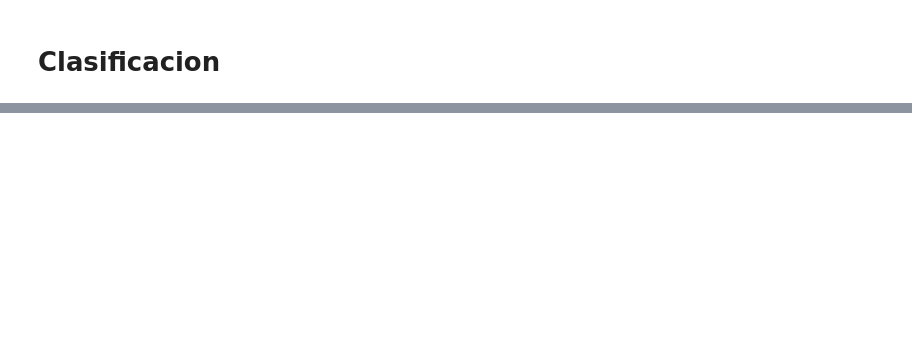
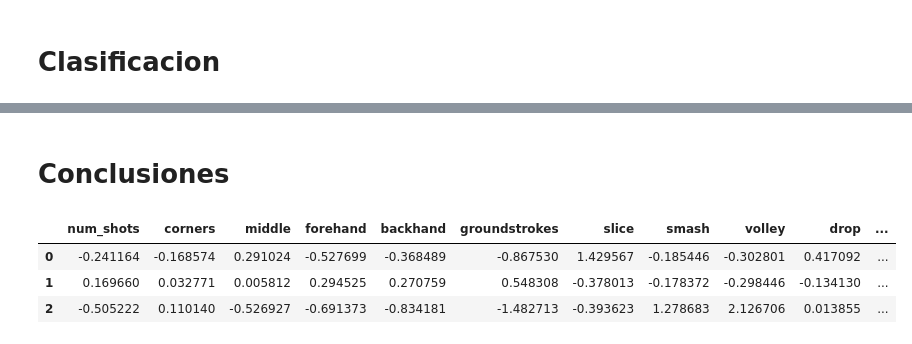
Before and after one commit to adelgado24/TP_final, a Jupyter notebook: tenis/modelo_clasificacion_de_punto.ipynb, the cells around one changed output, grey strips where cells are left out. Cells and saved outputs as stored; diff of their text form; code cells hidden in the pictures; blank space fills up the shorter version.

Commit message:
notas, demo, clasificacion terminada, inusual shots

```diff
--- a/tenis/modelo_clasificacion_de_punto.ipynb
+++ b/tenis/modelo_clasificacion_de_punto.ipynb
@@ -163,3 +222,14 @@ df_exploded['cluster'].value_counts(normalize=True)
 Name: cluster, dtype: float64
 # %%
 df_exploded.to_csv('data_output/df_exploded_clustered.csv', index=False)
+# %% [markdown]
+# Conclusiones
+# %%
+cluster_centers = kmeans.cluster_centers_
+centroid_df = pd.DataFrame(cluster_centers, columns=features_df.columns[:-1])
+centroid_df
+# %% [output]
+|  | num_shots | corners | middle | forehand | backhand | groundstrokes | slice | smash | volley | drop | ... |
+| 0 | -0.241164 | -0.168574 | 0.291024 | -0.527699 | -0.368489 | -0.867530 | 1.429567 | -0.185446 | -0.302801 | 0.417092 | ... |
+| 1 | 0.169660 | 0.032771 | 0.005812 | 0.294525 | 0.270759 | 0.548308 | -0.378013 | -0.178372 | -0.298446 | -0.134130 | ... |
+| 2 | -0.505222 | 0.110140 | -0.526927 | -0.691373 | -0.834181 | -1.482713 | -0.393623 | 1.278683 | 2.126706 | 0.013855 | ... |
```
Also changed, not shown: parts of 22 cells of this notebook, 7 other files.
